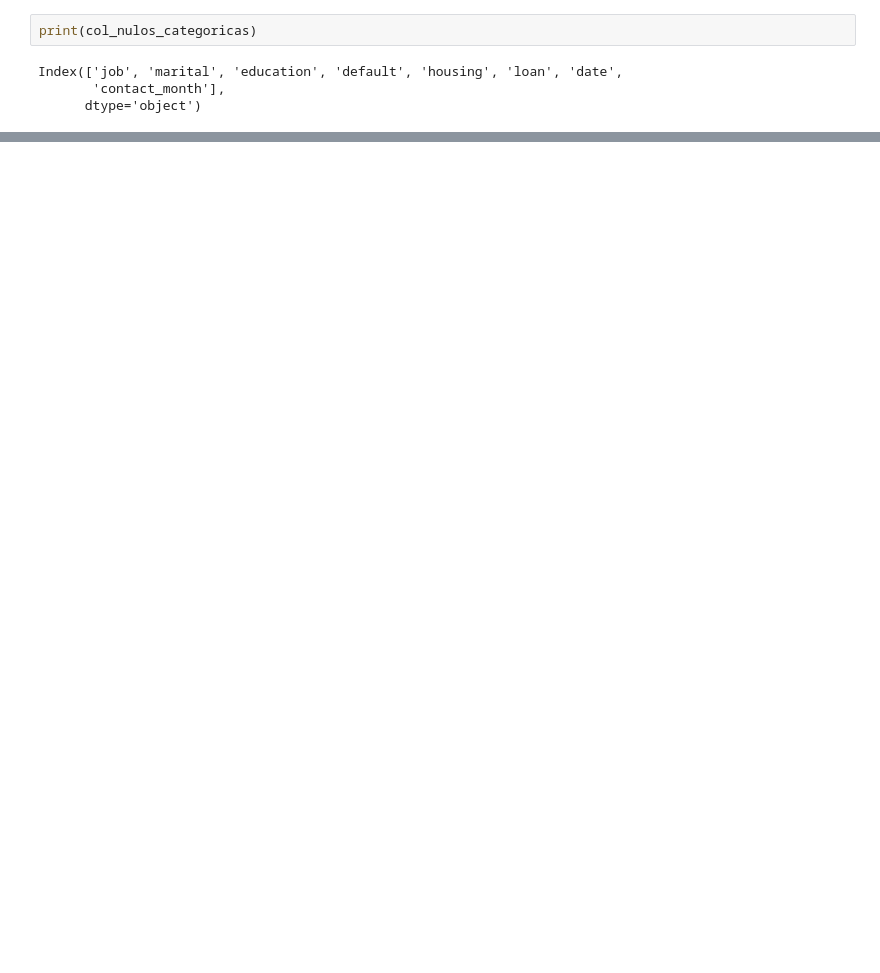
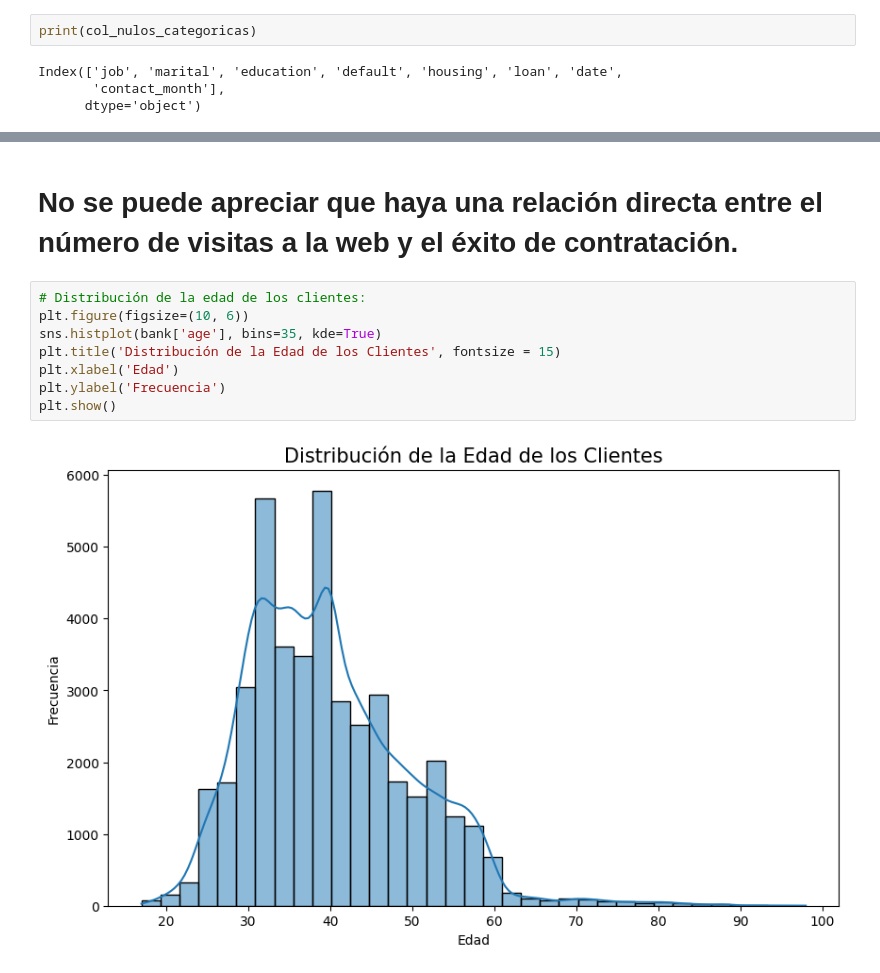
Before and after one commit to MarionaCarreras/Proyecto_PythonforData, a Jupyter notebook: EDA_bank.ipynb, the cells around one changed output, grey strips where cells are left out. Drawn from its saved outputs; the diff is of its cells as text; blank space fills up the shorter version.

```diff
--- a/EDA_bank.ipynb
+++ b/EDA_bank.ipynb
@@ -633,0 +1020,12 @@ AttributeError: 'Series' object has no attribute 'valuecounts'
+# %% [markdown]
+# No se puede apreciar que haya una relación directa entre el número de visitas a la web y el éxito de contratación.
+# %%
+# Distribución de la edad de los clientes:
+plt.figure(figsize=(10, 6))
+sns.histplot(bank['age'], bins=35, kde=True)
+plt.title('Distribución de la Edad de los Clientes', fontsize = 15)
+plt.xlabel('Edad')
+plt.ylabel('Frecuencia')
+plt.show()
+# %% [output]
+[figure, added]
```
Also changed, not shown: parts of 40 cells of this notebook, 1 other file.
